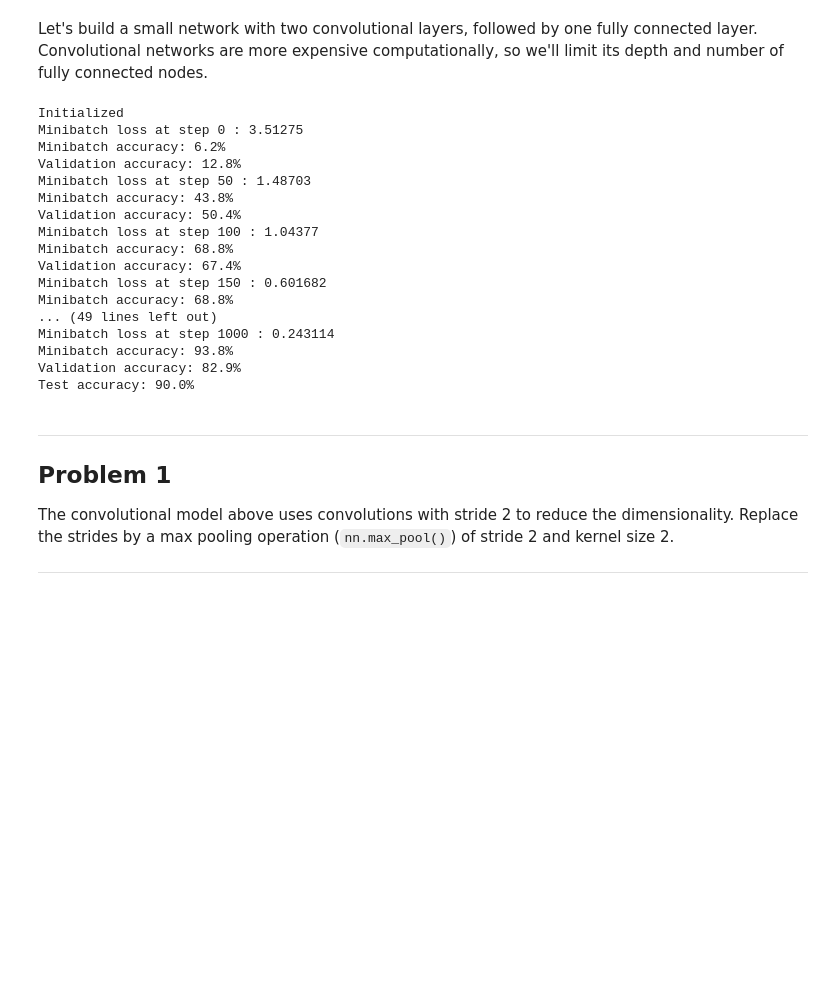
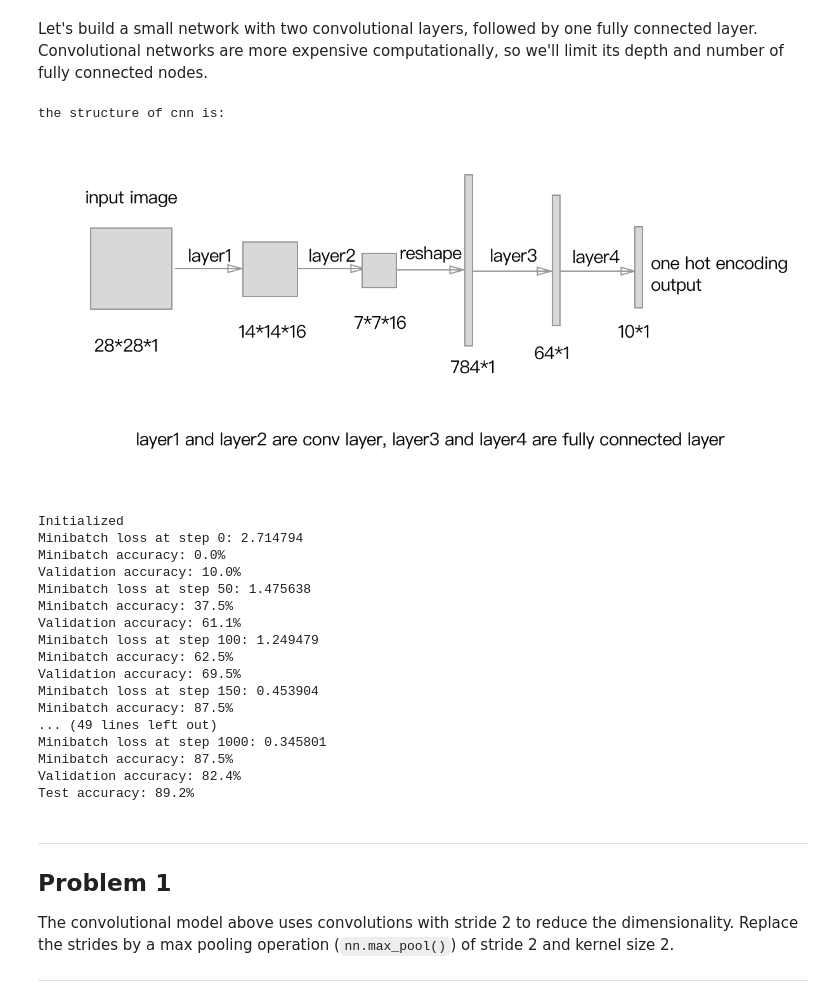
Before and after one commit to nladuo/ml-study-stuff, a Jupyter notebook: Deep-Learning/4_convolutions.ipynb, the cells around one changed output. Cells and saved outputs as stored; diff of their text form; code cells hidden in the pictures; blank space fills up the shorter version.

```diff
--- a/Deep-Learning/4_convolutions.ipynb
+++ b/Deep-Learning/4_convolutions.ipynb
@@ -121,11 +121,19 @@ with graph.as_default():
   train_prediction = tf.nn.softmax(logits)
   valid_prediction = tf.nn.softmax(model(tf_valid_dataset))
   test_prediction = tf.nn.softmax(model(tf_test_dataset))
+# %%
+# 我对上述神经网络结构的理解
+from IPython.display import display, Image
+print("the structure of cnn is:")
+display(Image(filename="4_cnn1.png"))
+# %% [output]
+the structure of cnn is:
+[figure, added]
 # %%
 num_steps = 1001
 
 with tf.Session(graph=graph) as session:
-  tf.global_variables_initializer().run()
+  tf.initialize_all_variables().run()
   print('Initialized')
   for step in range(num_steps):
     offset = (step * batch_size) % (train_labels.shape[0] - batch_size)
@@ -142,22 +150,22 @@ with tf.Session(graph=graph) as session:
   print('Test accuracy: %.1f%%' % accuracy(test_prediction.eval(), test_labels))
 # %% [output]
 Initialized
-Minibatch loss at step 0 : 3.51275
-Minibatch accuracy: 6.2%
-Validation accuracy: 12.8%
-Minibatch loss at step 50 : 1.48703
-Minibatch accuracy: 43.8%
-Validation accuracy: 50.4%
-Minibatch loss at step 100 : 1.04377
-Minibatch accuracy: 68.8%
-Validation accuracy: 67.4%
-Minibatch loss at step 150 : 0.601682
-Minibatch accuracy: 68.8%
+Minibatch loss at step 0: 2.714794
+Minibatch accuracy: 0.0%
+Validation accuracy: 10.0%
+Minibatch loss at step 50: 1.475638
+Minibatch accuracy: 37.5%
+Validation accuracy: 61.1%
+Minibatch loss at step 100: 1.249479
+Minibatch accuracy: 62.5%
+Validation accuracy: 69.5%
+Minibatch loss at step 150: 0.453904
+Minibatch accuracy: 87.5%
 ... (49 lines left out)
-Minibatch loss at step 1000 : 0.243114
-Minibatch accuracy: 93.8%
-Validation accuracy: 82.9%
-Test accuracy: 90.0%
+Minibatch loss at step 1000: 0.345801
+Minibatch accuracy: 87.5%
+Validation accuracy: 82.4%
+Test accuracy: 89.2%
 # %% [markdown]
 ---
 Problem 1
```
Also changed, not shown: parts of 4 cells of this notebook, 1 other file.
